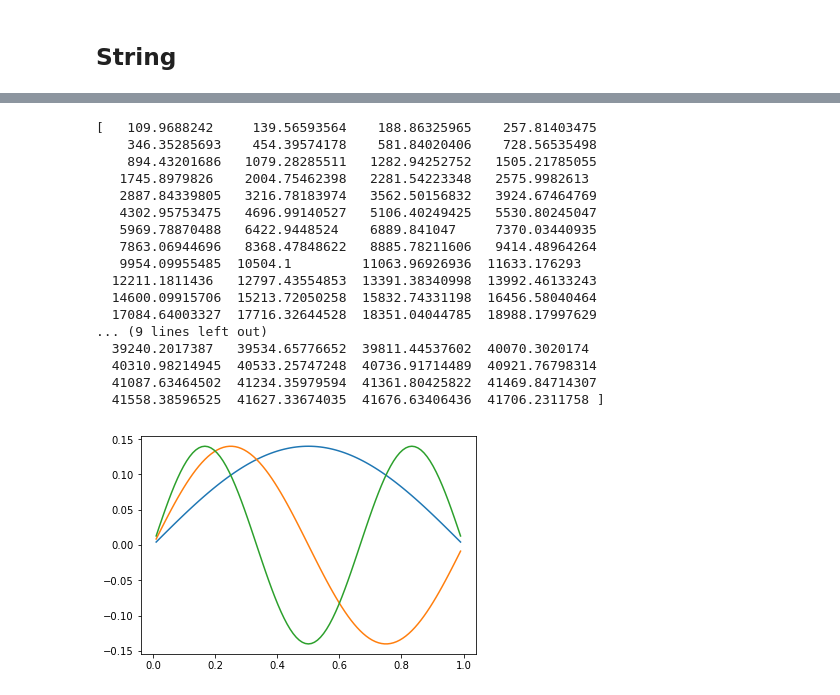
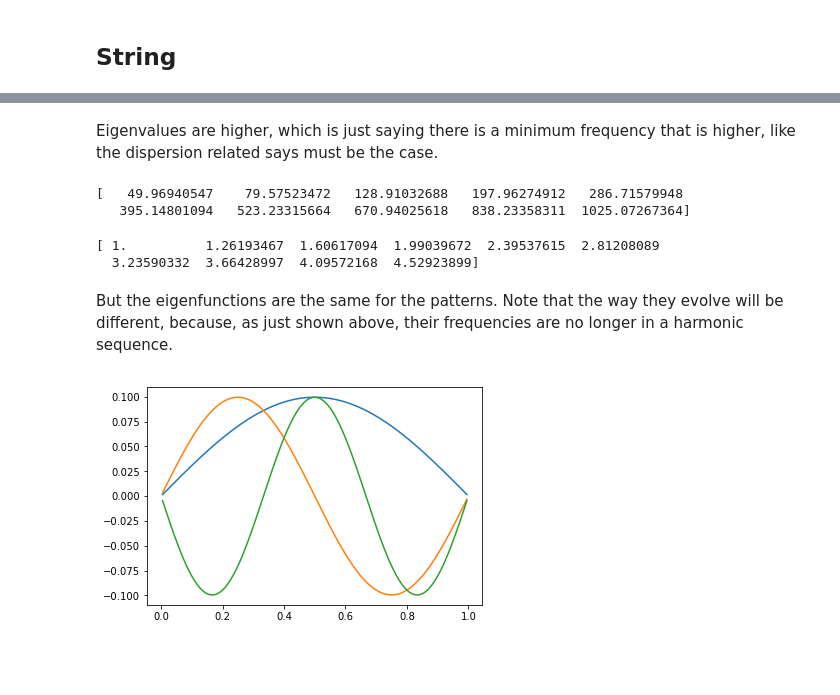
Before and after one commit to blanton144/computational, a Jupyter notebook: docs/notebooks/eigensystems.ipynb, the cells around one changed output, grey strips where cells are left out. Drawn from its saved outputs; the diff is of its cells as text; code cells hidden in the pictures; blank space fills up the shorter version.

```diff
--- a/docs/notebooks/eigensystems.ipynb
+++ b/docs/notebooks/eigensystems.ipynb
@@ -7,0 +10,13 @@ import scipy.sparse.linalg as linalgs
+# %%
+fig, ax = plt.subplots()
+
+ax.set_xlim(( -0.1, 1.1))
+ax.set_ylim((- 0.3, 0.3))
+
+line, = ax.plot([], [], lw=2)
+
+nframes = 500
+
+def init():
+    line.set_data([], [])
+    return (line,)
@@ -61,4 +105,4 @@ print(evals[np.argsort(evals)])
 # %%
 for i in np.arange(3):
-    plt.plot(st.x, evecs[:,np.argsort(evals)[i]])
+    plt.plot(st.x, st.evecs[:, i])
 # %% [output]
@@ -76,9 +164,10 @@ plt.plot(st.x, evecs[:,np.argsort(evals)[30]])
 # %%
 class StringProbSpringy(StringProb):
     def q(self, x):
-        return(self.q0)
+        return(self.kwargs['q0'])
 # %%
-stq = StringProbSpringy(q0=100.1)
+stq = StringProbSpringy(q0=40.1)
+stq.eig()
 # %%
 print(stq.A.toarray())
 # %% [output]
@@ -94,25 +181,19 @@ print(stq.A.toarray())
-# %%
-print(evals[np.argsort(evals)])
-# %% [output]
-[   109.9688242     139.56593564    188.86325965    257.81403475
-    346.35285693    454.39574178    581.84020406    728.56535498
-    894.43201686   1079.28285511   1282.94252752   1505.21785055
-   1745.8979826    2004.75462398   2281.54223348   2575.9982613
-   2887.84339805   3216.78183974   3562.50156832   3924.67464769
-   4302.95753475   4696.99140527   5106.40249425   5530.80245047
-   5969.78870488   6422.9448524    6889.841047     7370.03440935
-   7863.06944696   8368.47848622   8885.78211606   9414.48964264
-   9954.09955485  10504.1         11063.96926936  11633.176293
-  12211.1811436   12797.43554853  13391.38340998  13992.46133243
-  14600.09915706  15213.72050258  15832.74331198  16456.58040464
-  17084.64003327  17716.32644528  18351.04044785  18988.17997629
-... (9 lines left out)
-  39240.2017387   39534.65776652  39811.44537602  40070.3020174
-  40310.98214945  40533.25747248  40736.91714489  40921.76798314
-  41087.63464502  41234.35979594  41361.80425822  41469.84714307
-  41558.38596525  41627.33674035  41676.63406436  41706.2311758 ]
+# %% [markdown]
+Eigenvalues are higher, which is just saying there is a minimum frequency that is higher, like the dispersion related says must be the case.
+# %%
+print(stq.evals[0:10])
+# %% [output]
+[   49.96940547    79.57523472   128.91032688   197.96274912   286.71579948
+   395.14801094   523.23315664   670.94025618   838.23358311  1025.07267364]
+# %%
+print(np.sqrt(stq.evals[0:10] / stq.evals[0]))
+# %% [output]
+[ 1.          1.26193467  1.60617094  1.99039672  2.39537615  2.81208089
+  3.23590332  3.66428997  4.09572168  4.52923899]
+# %% [markdown]
+But the eigenfunctions are the same for the patterns. Note that the way they evolve will be different, because, as just shown above, their frequencies are no longer in a harmonic sequence.
 # %%
 for i in np.arange(3):
-    plt.plot(stq.x, evecs[:,np.argsort(evals)[i]])
+    plt.plot(stq.x, stq.evecs[:, i])
 # %% [output]
-[figure, old version]
+[figure, new version]
```
Also changed, not shown: parts of 34 cells of this notebook, 4 other files.
